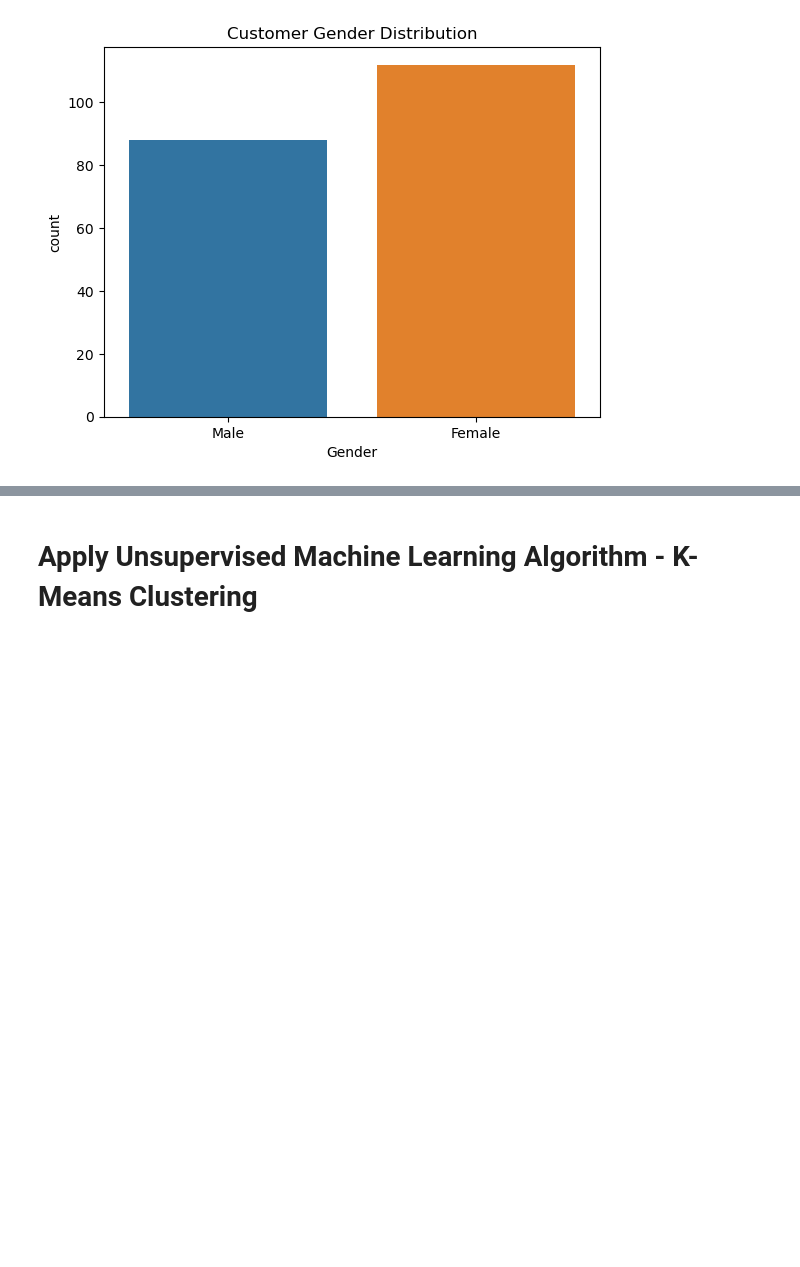
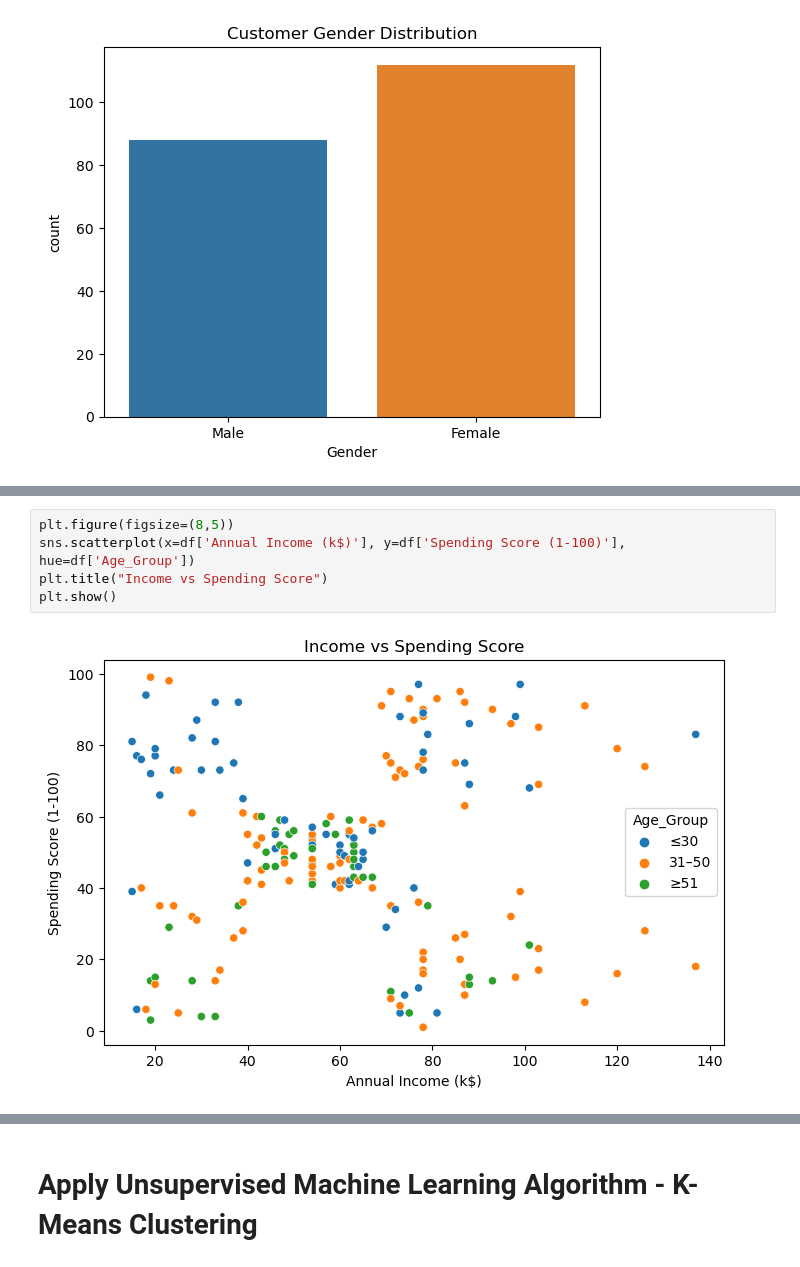
Before and after one commit to SweetySeelam2/customer-segmentation-ML, a Jupyter notebook: Customer_Segmentation_KMeans_Clustering.ipynb, the cells around one changed output, grey strips where cells are left out. Drawn from its saved outputs; the diff is of its cells as text; blank space fills up the shorter version.

```diff
--- a/Customer_Segmentation_KMeans_Clustering.ipynb
+++ b/Customer_Segmentation_KMeans_Clustering.ipynb
@@ -77,0 +95,7 @@ plt.show()
+# %%
+plt.figure(figsize=(8,5))
+sns.scatterplot(x=df['Annual Income (k$)'], y=df['Spending Score (1-100)'], hue=df['Age_Group'])
+plt.title("Income vs Spending Score")
+plt.show()
+# %% [output]
+[figure, added]
```
Also changed, not shown: parts of 15 cells of this notebook.
